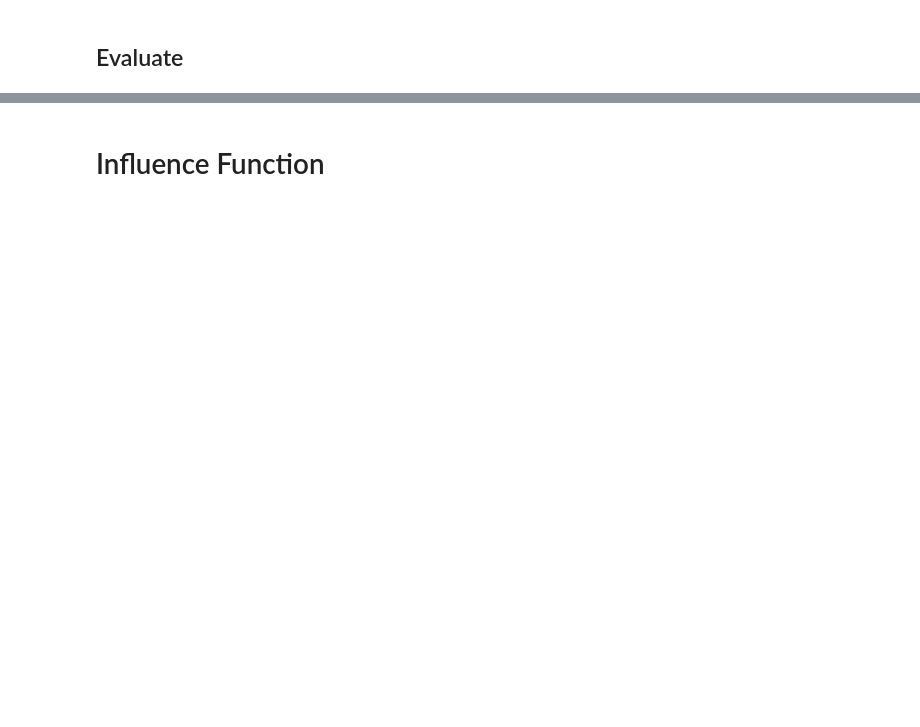
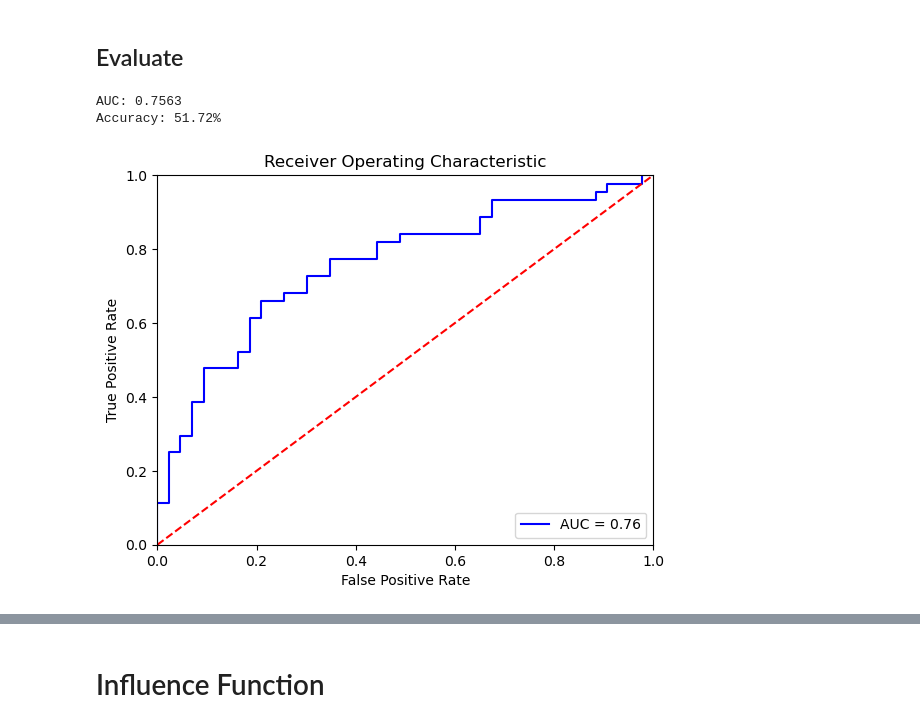
Before and after one commit to patcao/sentiment-influence-function, a Jupyter notebook: Classification.ipynb, the cells around one changed output, grey strips where cells are left out. Saved outputs shown, nothing was run; the diff lists cells and outputs as text; code cells hidden in the pictures; blank space fills up the shorter version.

```diff
--- a/Classification.ipynb
+++ b/Classification.ipynb
@@ -61,6 +58,7 @@ data_path = Path('data')
 train_df = pd.read_csv(data_path / 'train.csv')
 test_df = pd.read_csv(data_path / 'test.csv')
 val_df = pd.read_csv(data_path / 'val.csv')
+y_val = val_df.label
 
 print(f"train: {len(train_df)}")
 print(f"test: {len(test_df)}")
@@ -91,7 +89,7 @@ tokenizer = BertTokenizer.from_pretrained('bert-base-uncased', do_lower_case=Tru
 
 # Create the DataLoader for our training set
 # train_data = TensorDataset(train_inputs, train_masks, train_labels)
-train_data = SST2Dataset(DatasetType.TRAIN, tokenizer, max_seq_len = MAX_LEN, frac=0.05)
+train_data = SST2Dataset(DatasetType.TRAIN, tokenizer, max_seq_len = MAX_LEN, frac=0.01)
 train_sampler = RandomSampler(train_data)
 train_dataloader = DataLoader(train_data, sampler=train_sampler, batch_size=batch_size)
 
@@ -149,9 +168,13 @@ Some weights of the model checkpoint at bert-base-uncased were not used when ini
 # %%
 from src.BertClassifier import bert_predict
 from src.utils import evaluate_roc
 
 # Compute predicted probabilities on the test set
 probs = bert_predict(bert_classifier, val_dataloader, device)
 
 # Evaluate the Bert classifier
-evaluate_roc(probs, y_val)
+evaluate_roc(probs, y_val[: len(probs)])
+# %% [output]
+AUC: 0.7563
+Accuracy: 51.72%
+[figure, added]
```
Also changed, not shown: parts of 6 cells of this notebook, 2 other files.
